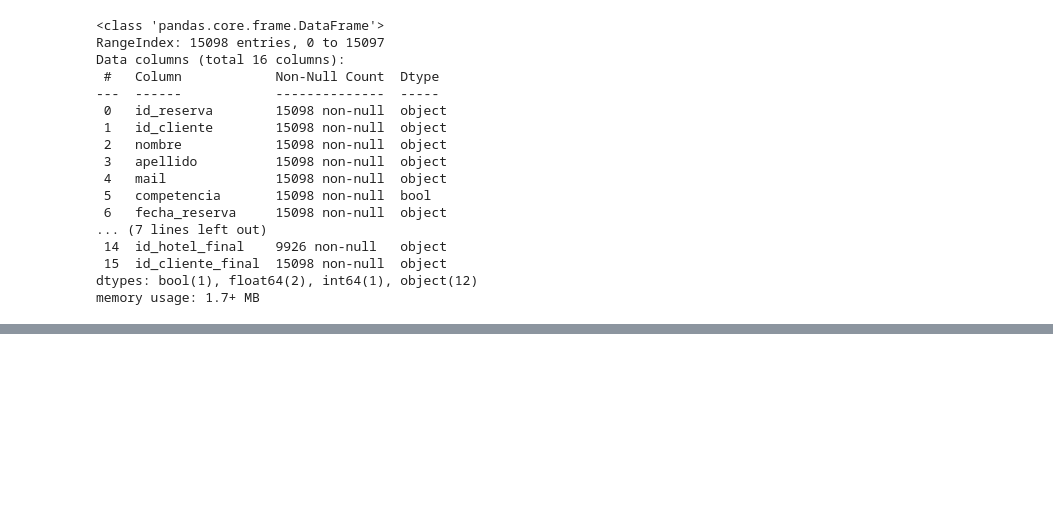
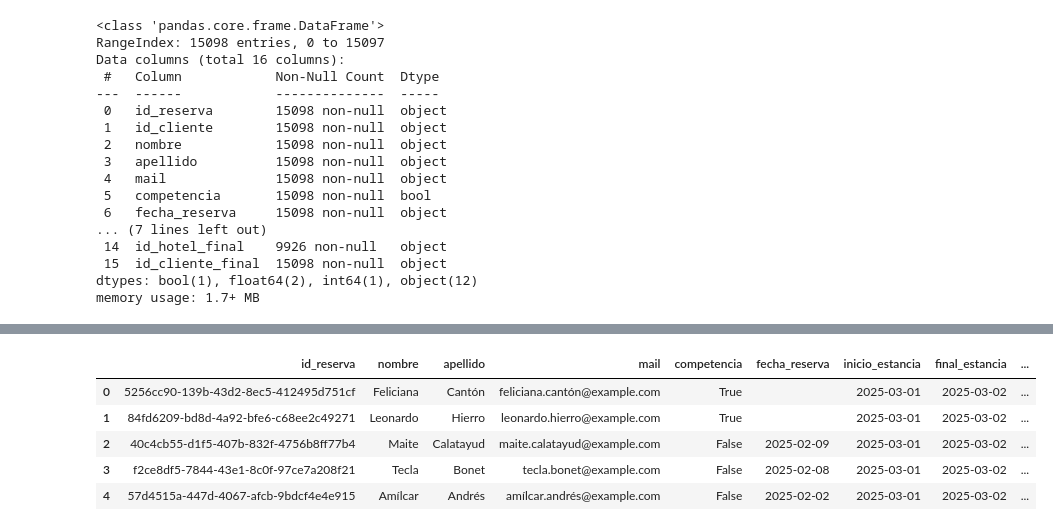
Before and after one commit to AntonioHackio/Proyecto_ETL, a Jupyter notebook: notebooks/EDA.ipynb, the cells around one changed output, grey strips where cells are left out. Cells and saved outputs as stored; diff of their text form; code cells hidden in the pictures; blank space fills up the shorter version.

```diff
--- a/notebooks/EDA.ipynb
+++ b/notebooks/EDA.ipynb
@@ -224,0 +455,3 @@ memory usage: 1.7+ MB
+# %%
+df_semifinal = pd.merge(df_parquet, df_hoteles_competencia, on='id_hotel', how='left')
+df_semifinal
@@ -224,0 +472,5 @@ memory usage: 1.7+ MB
+# %%
+df_semifinal['nombre_hotel'] = df_semifinal['nombre_hotel_x'].fillna(df_semifinal['nombre_hotel_y'])
+df_semifinal['estrellas'] = df_semifinal['estrellas_x'].fillna(df_semifinal['estrellas_y'])
+df_semifinal['precio_noche'] = df_semifinal['precio_noche_x'].fillna(df_semifinal['precio_noche_y'])
+df_semifinal['id_hotel_final'] = df_semifinal['id_hotel_final_x'].fillna(df_semifinal['id_hotel_final_y'])
@@ -224,0 +493,2 @@ memory usage: 1.7+ MB
+# %%
+df_semifinal = df_semifinal.drop(columns=['id_cliente','id_hotel','nombre_hotel_x', 'estrellas_x', 'precio_noche_x', 'nombre_hotel_y', 'estrellas_y', 'precio_noche_y','id_hotel_final_x','id_hotel_final_y'])
@@ -224,0 +515,9 @@ memory usage: 1.7+ MB
+# %%
+df_semifinal.head(5)
+# %% [output]
+|  | id_reserva | nombre | apellido | mail | competencia | fecha_reserva | inicio_estancia | final_estancia | ... |
+| 0 | 5256cc90-139b-43d2-8ec5-412495d751cf | Feliciana | Cantón | feliciana.cantón@example.com | True |  | 2025-03-01 | 2025-03-02 | ... |
+| 1 | 84fd6209-bd8d-4a92-bfe6-c68ee2c49271 | Leonardo | Hierro | leonardo.hierro@example.com | True |  | 2025-03-01 | 2025-03-02 | ... |
+| 2 | 40c4cb55-d1f5-407b-832f-4756b8ff77b4 | Maite | Calatayud | maite.calatayud@example.com | False | 2025-02-09 | 2025-03-01 | 2025-03-02 | ... |
+| 3 | f2ce8df5-7844-43e1-8c0f-97ce7a208f21 | Tecla | Bonet | tecla.bonet@example.com | False | 2025-02-08 | 2025-03-01 | 2025-03-02 | ... |
+| 4 | 57d4515a-447d-4067-afcb-9bdcf4e4e915 | Amílcar | Andrés | amílcar.andrés@example.com | False | 2025-02-02 | 2025-03-01 | 2025-03-02 | ... |
```
Also changed, not shown: parts of 23 cells of this notebook, 3 other files.
